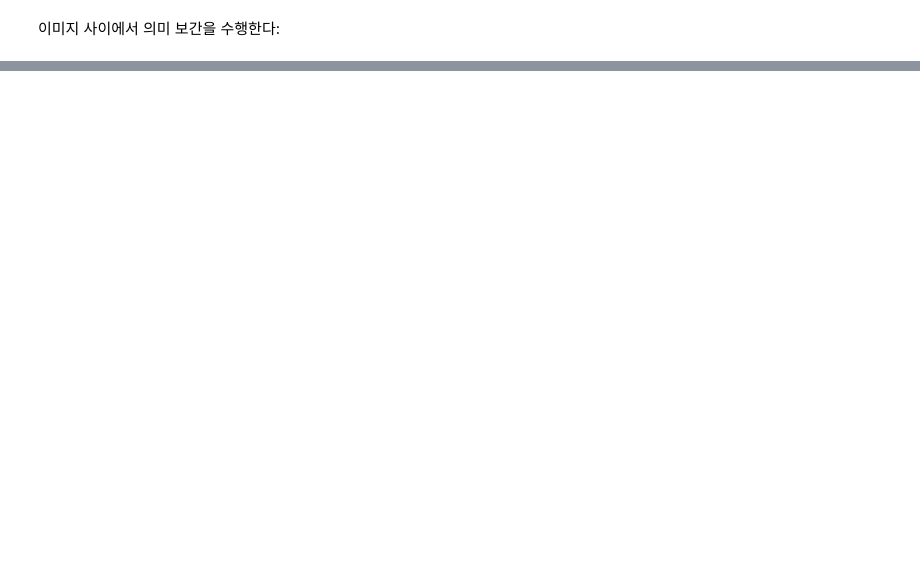
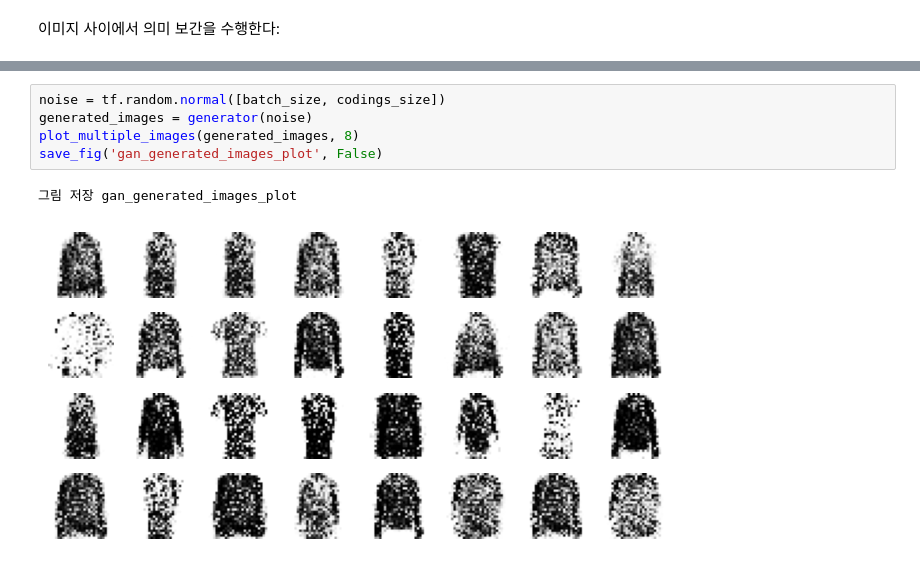
Before and after one commit to r0cd7b/autoencoders_and_gans, a Jupyter notebook: autoencoders_and_gans.ipynb, the cells around one changed output, grey strips where cells are left out. Saved outputs shown, nothing was run; the diff lists cells and outputs as text; blank space fills up the shorter version.

```diff
--- a/autoencoders_and_gans.ipynb
+++ b/autoencoders_and_gans.ipynb
@@ -805,0 +860,8 @@ save_fig('semantic_interpolation_plot', False)
+# %%
+noise = tf.random.normal([batch_size, codings_size])
+generated_images = generator(noise)
+plot_multiple_images(generated_images, 8)
+save_fig('gan_generated_images_plot', False)
+# %% [output]
+그림 저장 gan_generated_images_plot
+[figure, added]
```
Also changed, not shown: parts of 42 cells of this notebook, 8 other files.
